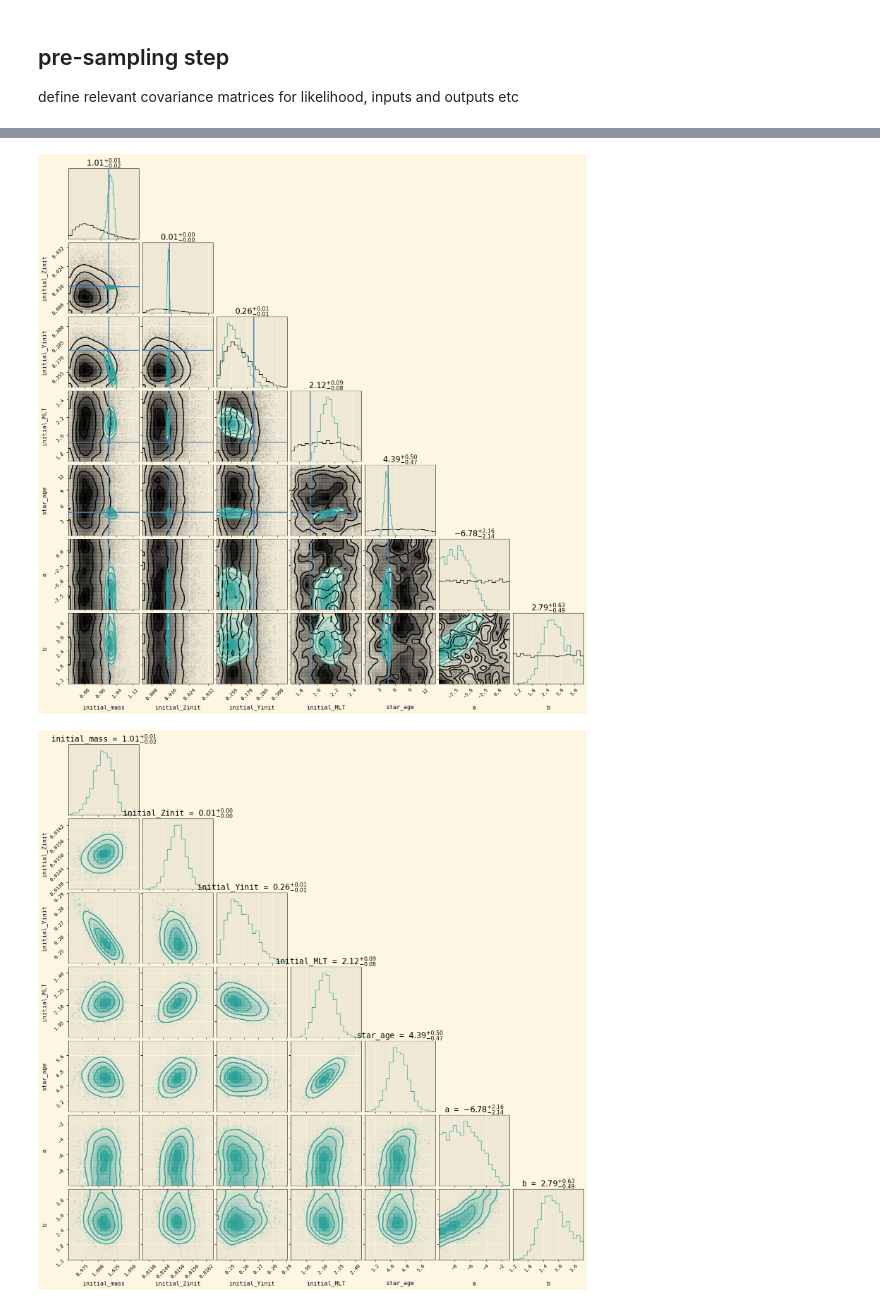
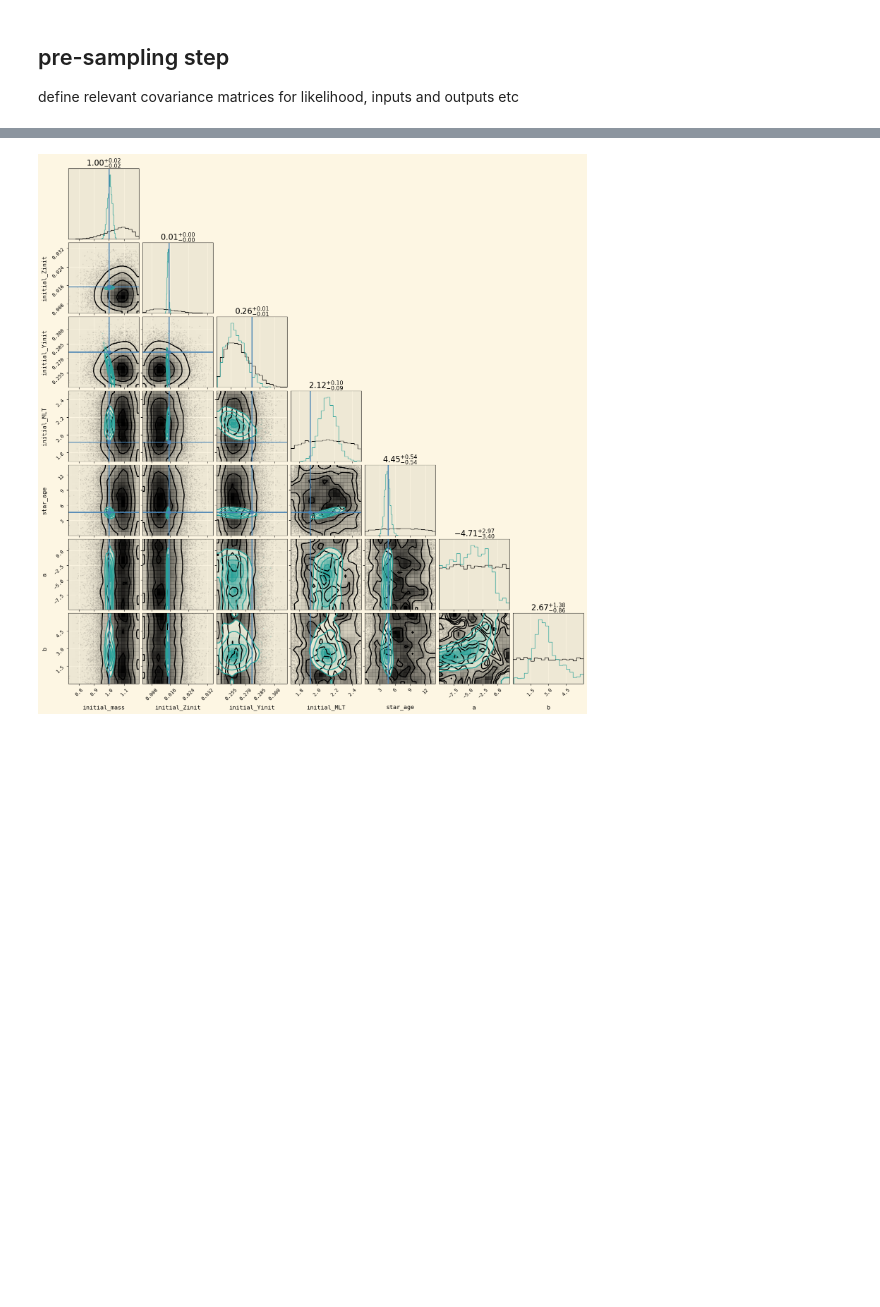
Before and after one commit to ojscutt/ultranest-pitchfork, a Jupyter notebook: stars/Sun/Sun.ipynb, the cells around one changed output, grey strips where cells are left out. Cells and saved outputs as stored; diff of their text form; code cells hidden in the pictures; blank space fills up the shorter version.

```diff
--- a/stars/Sun/Sun.ipynb
+++ b/stars/Sun/Sun.ipynb
@@ -146,7 +145,7 @@ star_dict['nu_0_40']= [np.nan, np.nan]
 star_dict['dnu'] = [135.1, 0.2] #1
 star_dict['nu_max'] = [3141, 12]
 
-with open(f'stars/{star_name}/{star_name}.json', 'w') as fp:
+with open(f'{star_name}.json', 'w') as fp:
     json.dump(star_dict, fp)
 
 star_dict
@@ -185,7 +184,7 @@ age_prior = prior_funcs.custom_beta_prior(0.03, 14, a=1.2, b=1.2)
 
 a_prior = prior_funcs.custom_uniform_prior(-10, 2)
 
-b_prior = prior_funcs.custom_uniform_prior(1, 4)
+b_prior = prior_funcs.custom_uniform_prior(0, 6)
 
 priors = [mass_prior, Zinit_prior, Yinit_prior, MLT_prior, age_prior, a_prior, b_prior]
 
@@ -204,9 +203,7 @@ plt.show()
 ## pre-sampling step
 define relevant covariance matrices for likelihood, inputs and outputs etc
 # %%
-path = f'stars/{star_name}/'
-
-star_json = path + f'{star_name}.json'
+star_json = f'{star_name}.json'
 
 star_df = pd.read_json(star_json).dropna(axis=1)
 
@@ -228,7 +225,7 @@ star_obs_uncs_df = star_uncs_df.drop(['initial_mass', 'initial_Zinit', 'initial_
 sigma_obs = (star_obs_uncs_df.values[0]*star_obs_uncs_df.values[0])*(np.identity(len(star_obs_uncs_df.values[0])))
 
 ### nn matrix
-with open("pitchfork/emulator_cov.pkl", 'rb') as fp:
+with open(pitchfork_path+ "/emulator_cov.pkl", 'rb') as fp:
      sigma_nn = pickle.load(fp)
 
 n_min = int(star_obs_vals_df.drop(['calc_effective_T', 'luminosity', 'star_feh'],axis=1).columns[0].replace('nu_0_',''))
@@ -245,7 +242,7 @@ obs_freqs = star_vals_df[[f"nu_0_{i}" for i in range(n_min, n_max+1)]].iloc[0].v
 
 dnu = star_df['dnu'].values[0]
 
-kernel = 1*kernels.ExpSquared(scale=5*dnu)
+kernel = 5*kernels.ExpSquared(scale=7*dnu)
 
 gp = GaussianProcess(kernel, obs_freqs, diag=1e-12)
 
@@ -269,15 +264,18 @@ logging.getLogger('ultranest').setLevel(logging.WARNING)
 
 
 ndraw_min=2**16
-ndraw_max=2**21
+ndraw_max=2**19
+min_num_live_points = 256
 
 print(star_df[['initial_mass', 'initial_Zinit', 'initial_Yinit', 'initial_MLT', 'star_age']].iloc[[0]].to_markdown(index=False))
 sampler = ultra_ns_vector_surface(priors=priors, observed_vals=star_obs_vals_df.values[0], pitchfork=pitchfork,log_sigma_det=log_sigma_det, sigma_inv=sigma_inv, nu_max = nu_max, n_min=n_min, n_max=n_max, logl_scale=1)
-results = sampler(ndraw_min, ndraw_max).run(min_num_live_points=400, frac_remain=.1, max_ncalls=5e6)
-with open(path+'/samples.pkl', 'wb') as fp:
+results = sampler(ndraw_min, ndraw_max).run(min_num_live_points=min_num_live_points, cluster_num_live_points=.1*min_num_live_points, frac_remain=.1)#, max_ncalls=5e6)
+
+with open('samples.pkl', 'wb') as fp:
     pickle.dump(results, fp, protocol=pickle.HIGHEST_PROTOCOL)
 
 sampler.cleanup()
+
 del results
 # %% [output]
 |   initial_mass |   initial_Zinit |   initial_Yinit |   initial_MLT |   star_age |
@@ -291,7 +290,7 @@ def inspect_star(path):
 
     labels = ['initial_mass', 'initial_Zinit', 'initial_Yinit', 'initial_MLT', 'star_age', 'a', 'b']
 
-    mass_prior = prior_funcs.custom_beta_prior(0.8, 1.2, a=2, b=5)
+    mass_prior = prior_funcs.custom_beta_prior(0.7, 1.2, a=5, b=2)
 
     Zinit_prior = prior_funcs.custom_beta_prior(0.004, 0.038, a=2, b=5)
 
@@ -302,40 +301,36 @@ def inspect_star(path):
     age_prior = prior_funcs.custom_beta_prior(0.03, 14, a=1.2, b=1.2)
 
     a_prior = prior_funcs.custom_uniform_prior(-10, 2)
 
-    b_prior = prior_funcs.custom_uniform_prior(1, 4)
+    b_prior = prior_funcs.custom_uniform_prior(0, 6)
 
 
     priors = [mass_prior, Zinit_prior, Yinit_prior, MLT_prior, age_prior, a_prior, b_prior]
 
     colors = plt.rcParams["axes.prop_cycle"].by_key()["color"]
 
     size = 10000
     prior_samples = np.array([prior.rvs(size=size) for prior in priors])
     legend_labels = []
     corner_color = 'black'
     figure = corner.corner(prior_samples.T, labels = labels, color=corner_color, hist_kwargs={'density':True}, smooth=True);
 
-    path = f'stars/{star_name}/'
 
-    star_json = path + f'{star_name}.json'
+    star_json = f'{star_name}.json'
 
     star_df = pd.read_json(star_json).dropna(axis=1)
 
     published_inps = np.concatenate((star_df[['initial_mass', 'initial_Zinit', 'initial_Yinit', 'initial_MLT', 'star_age']].values[0],(np.nan,np.nan)))
 
-    with open(path+f'/samples.pkl', 'rb') as fp:
+    with open('samples.pkl', 'rb') as fp:
      samples = pickle.load(fp)
+
 
     corner.corner(samples['samples'], fig=figure, color=colors[1], truths = published_inps, hist_kwargs={'density':True}, smooth=True,show_titles=True);
 
     plt.show()
 
-    figure = corner.corner(samples['samples'], labels = labels, color=colors[1], hist_kwargs={'density':True}, smooth=True, show_titles=True);
 
-    plt.show()
-
-inspect_star(path)
+inspect_star(star_name)
 # %% [output]
-[figure, old version]
+[figure, new version]
-[figure, removed]
```
Also changed, not shown: parts of 9 cells of this notebook, 17 other files.
